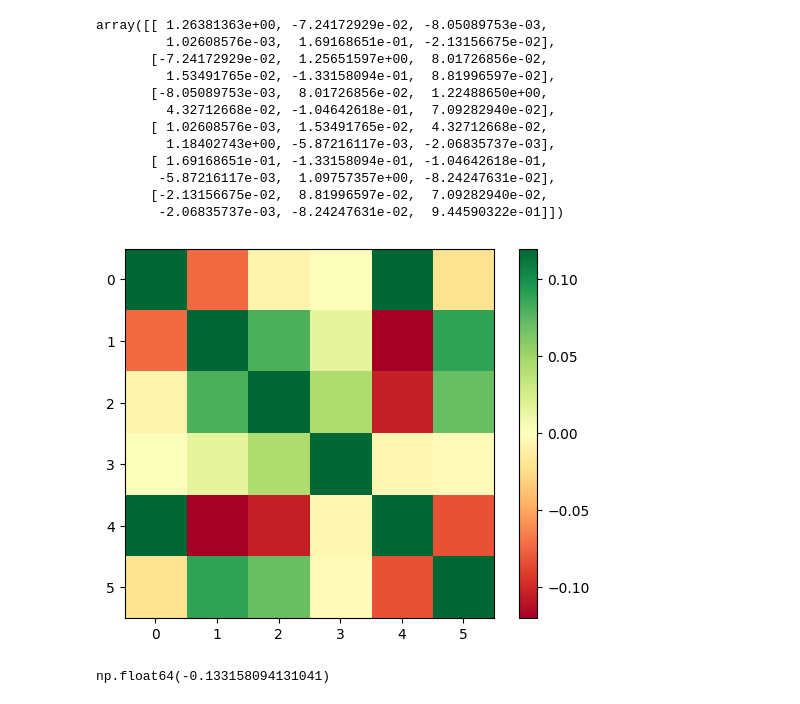
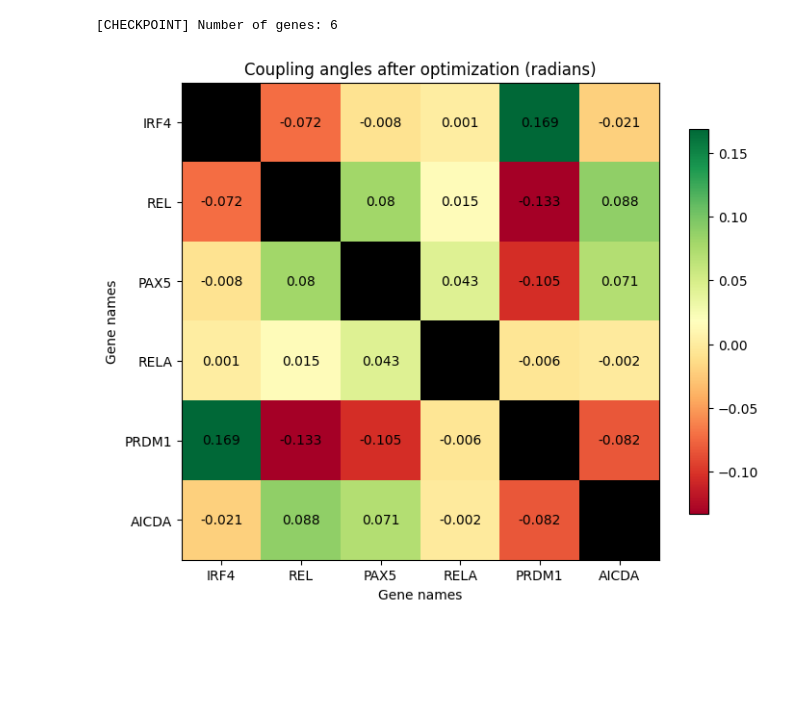
Before and after one commit to albertosal17/final_project_QIC, a Jupyter notebook: scripts/plots.ipynb, the cells around one changed output. Saved outputs shown, nothing was run; the diff lists cells and outputs as text; code cells hidden in the pictures; blank space fills up the shorter version.

```diff
--- a/scripts/plots.ipynb
+++ b/scripts/plots.ipynb
@@ -5,43 +1,19 @@ data = pd.read_csv('../results/optimization_results.csv')
-# %%
-last_iter_results = data.iloc[-1]
-last_iter_results.pop('loss_total')
-last_iter_results.pop('loss_kl')
-theta_series = last_iter_results.iloc[1:]
-
-theta = theta_series.values
-
-n_genes = int(np.sqrt(theta.shape[0]))
-
-theta = theta.reshape(n_genes, n_genes)
-theta
-# %% [output]
-array([[ 1.26381363e+00, -7.24172929e-02, -8.05089753e-03,
-         1.02608576e-03,  1.69168651e-01, -2.13156675e-02],
-       [-7.24172929e-02,  1.25651597e+00,  8.01726856e-02,
-         1.53491765e-02, -1.33158094e-01,  8.81996597e-02],
-       [-8.05089753e-03,  8.01726856e-02,  1.22488650e+00,
-         4.32712668e-02, -1.04642618e-01,  7.09282940e-02],
-       [ 1.02608576e-03,  1.53491765e-02,  4.32712668e-02,
-         1.18402743e+00, -5.87216117e-03, -2.06835737e-03],
-       [ 1.69168651e-01, -1.33158094e-01, -1.04642618e-01,
-        -5.87216117e-03,  1.09757357e+00, -8.24247631e-02],
-       [-2.13156675e-02,  8.81996597e-02,  7.09282940e-02,
-        -2.06835737e-03, -8.24247631e-02,  9.44590322e-01]])
-# %%
-def adjency_matrix_heatmap(theta, save=True):
-
-    plt.imshow(theta, cmap='RdYlGn', vmin = -0.12, vmax= 0.12,  interpolation='nearest')
-
-    if save:
-        plt.savefig(f'../results/heatmap_theta.svg', format='svg', bbox_inches='tight')
-    plt.colorbar()  # Show color scale
-
-    plt.show()
-
-adjency_matrix_heatmap(theta)
-# %% [output]
-[figure, removed]
-# %%
-theta.min()
-# %% [output]
-np.float64(-0.133158094131041)
+# %%
+from visualization import *
+from utils import retrieve_last_theta
+
+# Reading the stored result for the activation ratio of each gene
+act_ratios_df = pd.read_csv('../results/act_ratios.csv', header=None)
+genes_names = act_ratios_df[0].values # Retrieving names of the genes
+
+# Reading the stored result for the last value registered for theta
+theta = retrieve_last_theta('../results/optimization_results.csv')
+
+#removing diagonal elements
+theta_diag0 = theta - np.diag(theta.diagonal())
+# %% [output]
+[CHECKPOINT] Number of genes: 6
+# %%
+adjency_matrix_heatmap(theta_diag0, genes_names)
+# %% [output]
+[figure, added]
```
Also changed, not shown: parts of 4 cells of this notebook, 29 other files.
